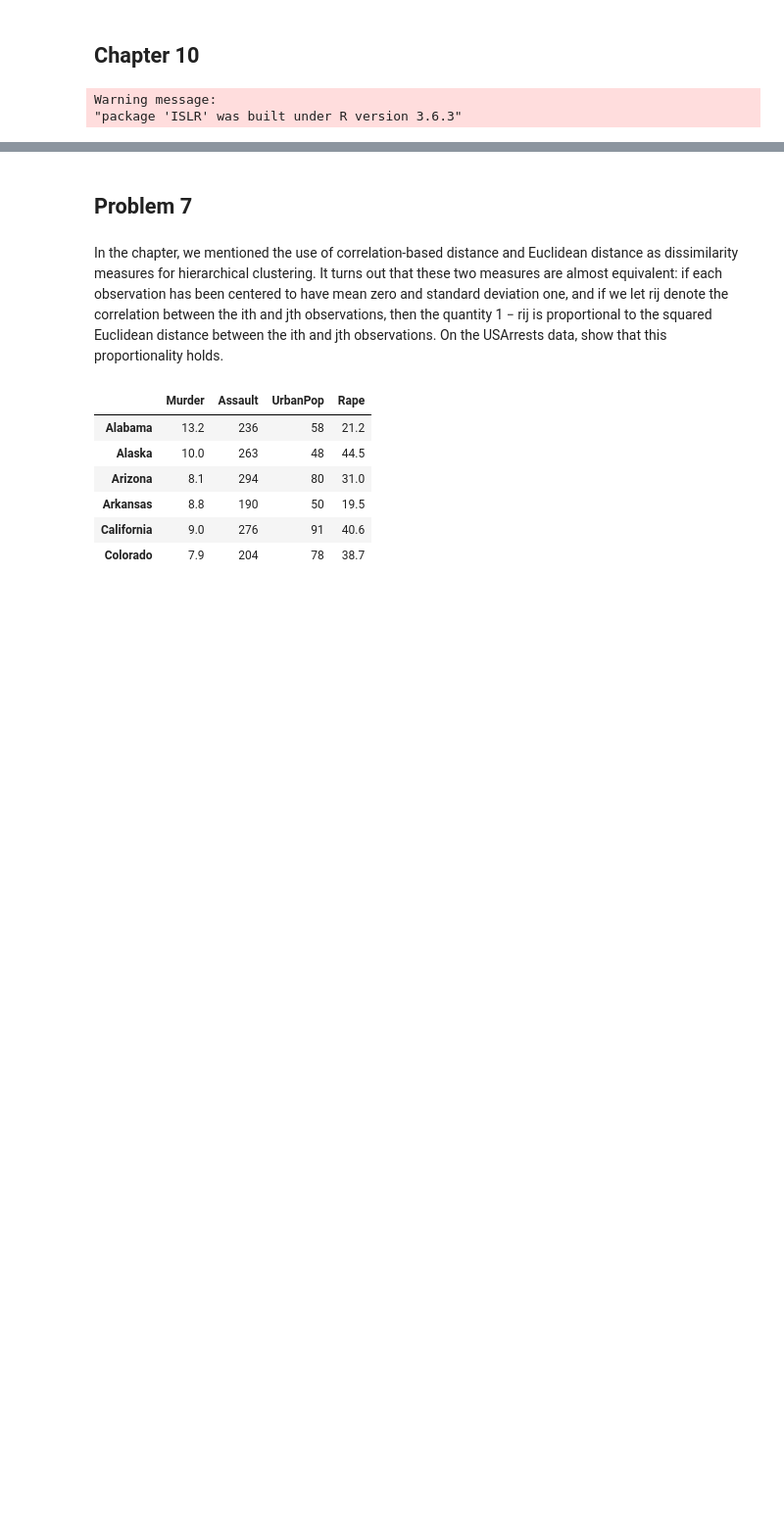
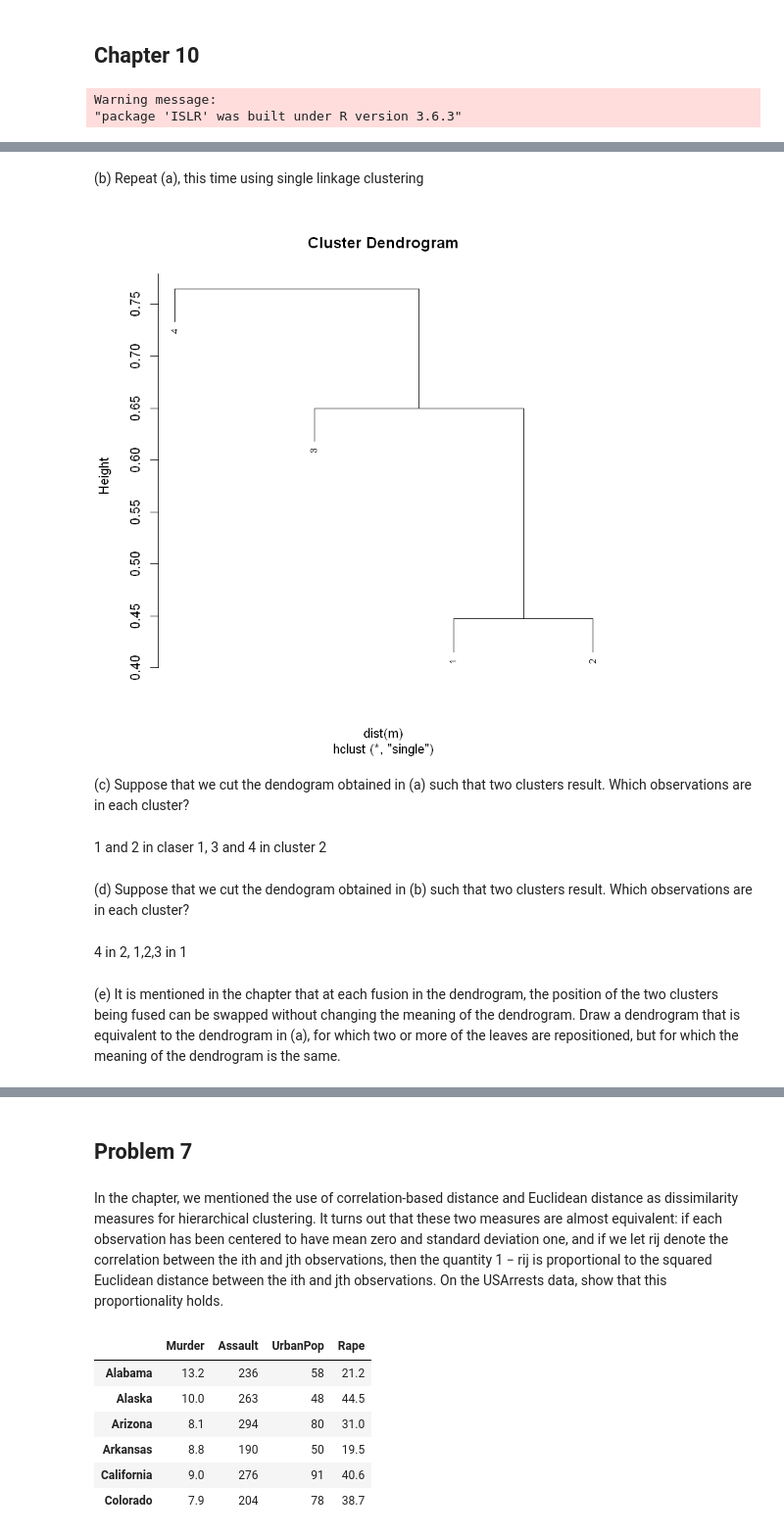
Before and after one commit to kuzn137/Statistical_problems, a Jupyter notebook: Ch10R.ipynb, the cells around one changed output, grey strips where cells are left out. Shown at 98% size. Drawn from its saved outputs; the diff is of its cells as text; code cells hidden in the pictures; blank space fills up the shorter version.

```diff
--- a/Ch10R.ipynb
+++ b/Ch10R.ipynb
@@ -7,0 +24,23 @@ Warning message:
+# %% [markdown]
+(b) Repeat (a), this time using single linkage clustering
+# %%
+hc.single =hclust(dist(m), method="single")
+plot(hc.single, cex = 0.7)
+# %% [output]
+[figure, added]
+# %% [markdown]
+(c) Suppose that we cut the dendogram obtained in (a) such that
+two clusters result. Which observations are in each cluster?
+# %% [markdown]
+1 and 2 in claser 1, 3 and 4 in cluster 2
+# %% [markdown]
+(d) Suppose that we cut the dendogram obtained in (b) such that
+two clusters result. Which observations are in each cluster?
+# %% [markdown]
+4 in 2, 1,2,3 in 1
+# %% [markdown]
+(e) It is mentioned in the chapter that at each fusion in the dendrogram, the position of the two clusters being fused can be
+swapped without changing the meaning of the dendrogram. Draw
+a dendrogram that is equivalent to the dendrogram in (a), for
+which two or more of the leaves are repositioned, but for which
+the meaning of the dendrogram is the same.
```
Also changed, not shown: parts of 4 cells of this notebook.
